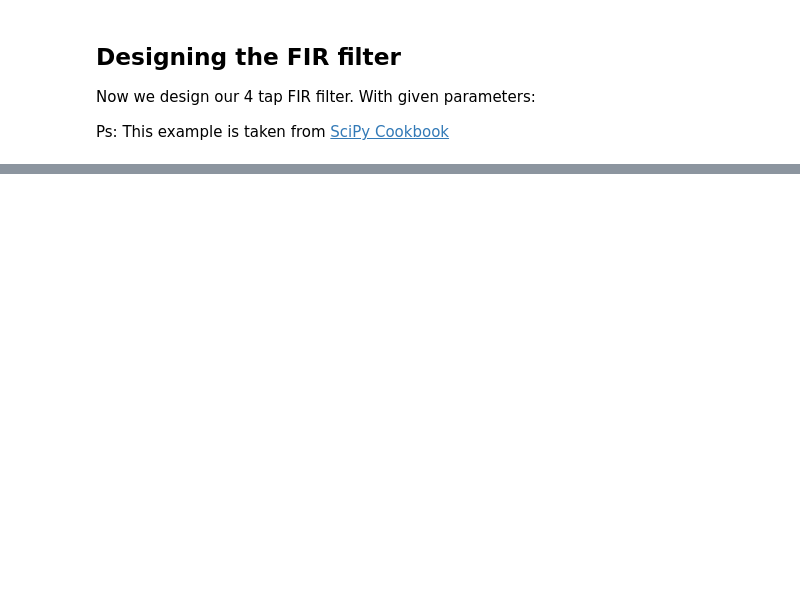
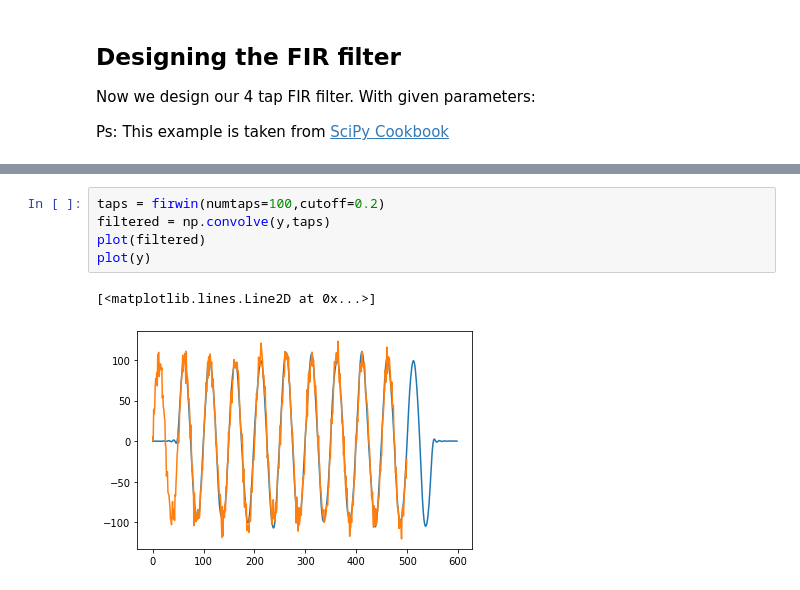
Before and after one commit to cagil-gumus/FIR_filter_in_jupyter, a Jupyter notebook: FIR_filter.ipynb, the cells around one changed output, grey strips where cells are left out. Saved outputs shown, nothing was run; the diff lists cells and outputs as text; blank space fills up the shorter version.

```diff
--- a/FIR_filter.ipynb
+++ b/FIR_filter.ipynb
@@ -186,0 +189,8 @@ show()
+# %%
+taps = firwin(numtaps=100,cutoff=0.2)
+filtered = np.convolve(y,taps)
+plot(filtered)
+plot(y)
+# %% [output]
+[<matplotlib.lines.Line2D at 0x...>]
+[figure, added]
```
Also changed, not shown: parts of 8 cells of this notebook.
